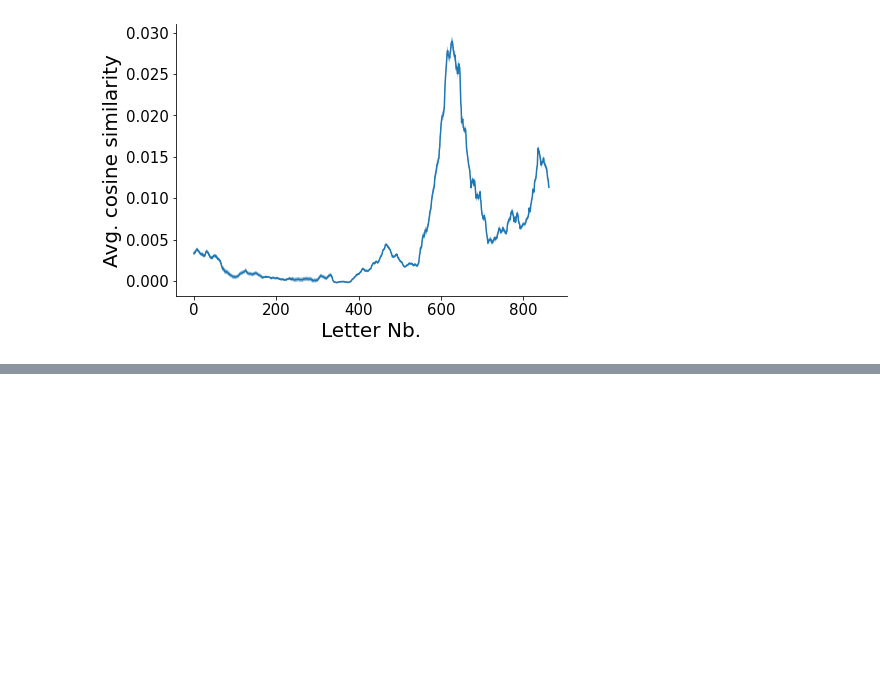
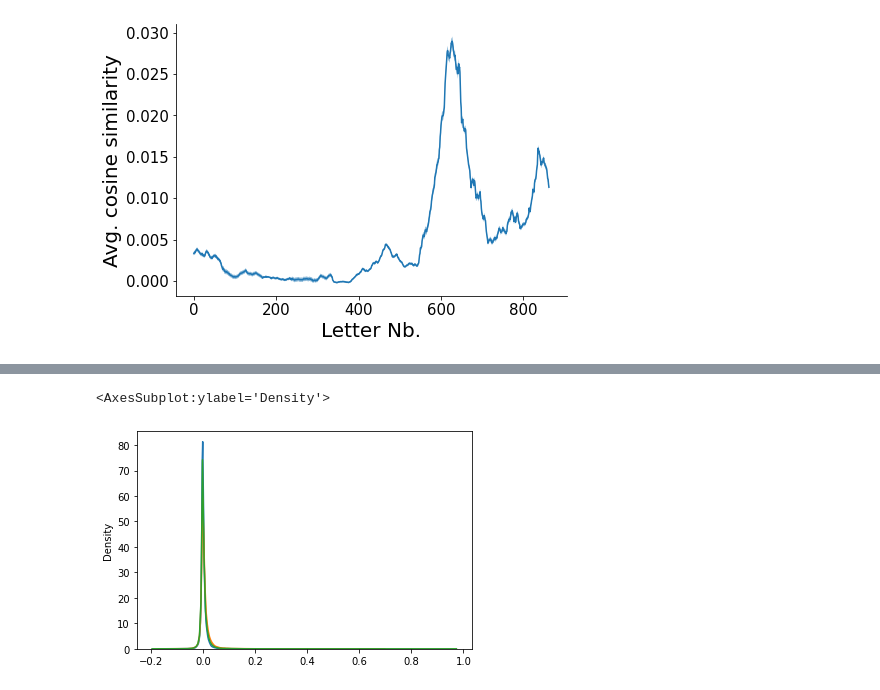
Before and after one commit to Ma-Fi-94/letters, a Jupyter notebook: Hypothesis1.ipynb, the cells around one changed output, grey strips where cells are left out. Cells and saved outputs as stored; diff of their text form; code cells hidden in the pictures; blank space fills up the shorter version.

```diff
--- a/Hypothesis1.ipynb
+++ b/Hypothesis1.ipynb
@@ -123,0 +143,18 @@ ax.fill_between(nb_letter, avg_similarities-se_similarities, avg_similarities+se
+# %%
+X_normed_schillers = X_normed[df.Author=="Schiller",:]
+cosinesim_normed_schillers = sklearn.metrics.pairwise.cosine_similarity(X_normed_schillers)
+similarities_normed_schillers = cosinesim_normed_schillers[np.triu_indices(len(cosinesim_normed_schillers), k=1)]
+
+X_normed_goethes = X_normed[df.Author=="Goethe",:]
+cosinesim_normed_goethes = sklearn.metrics.pairwise.cosine_similarity(X_normed_goethes)
+similarities_normed_goethes = cosinesim_normed_goethes[np.triu_indices(len(cosinesim_normed_goethes), k=1)]
+
+
+similarities_normed_all = cosinesim_normed[np.triu_indices(len(cosinesim_normed), k=1)]
+
+sns.kdeplot(similarities_normed_schillers)
+sns.kdeplot(similarities_normed_goethes)
+sns.kdeplot(similarities_normed_all)
+# %% [output]
+<AxesSubplot:ylabel='Density'>
+[figure, added]
```
Also changed, not shown: parts of 2 cells of this notebook.
